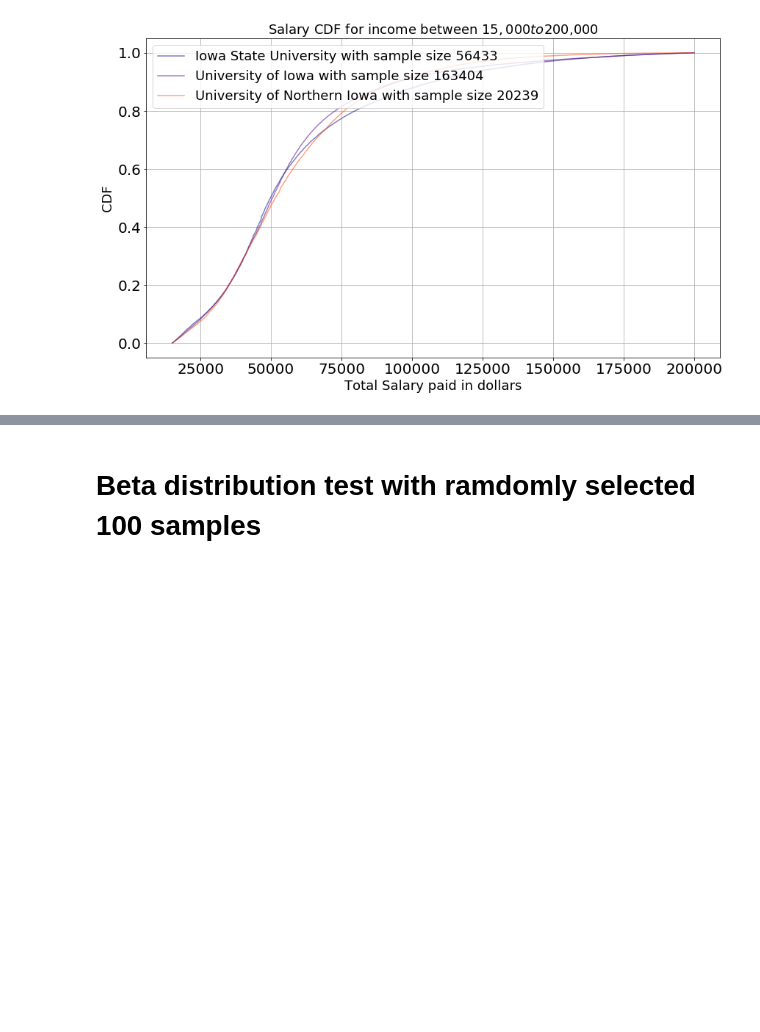
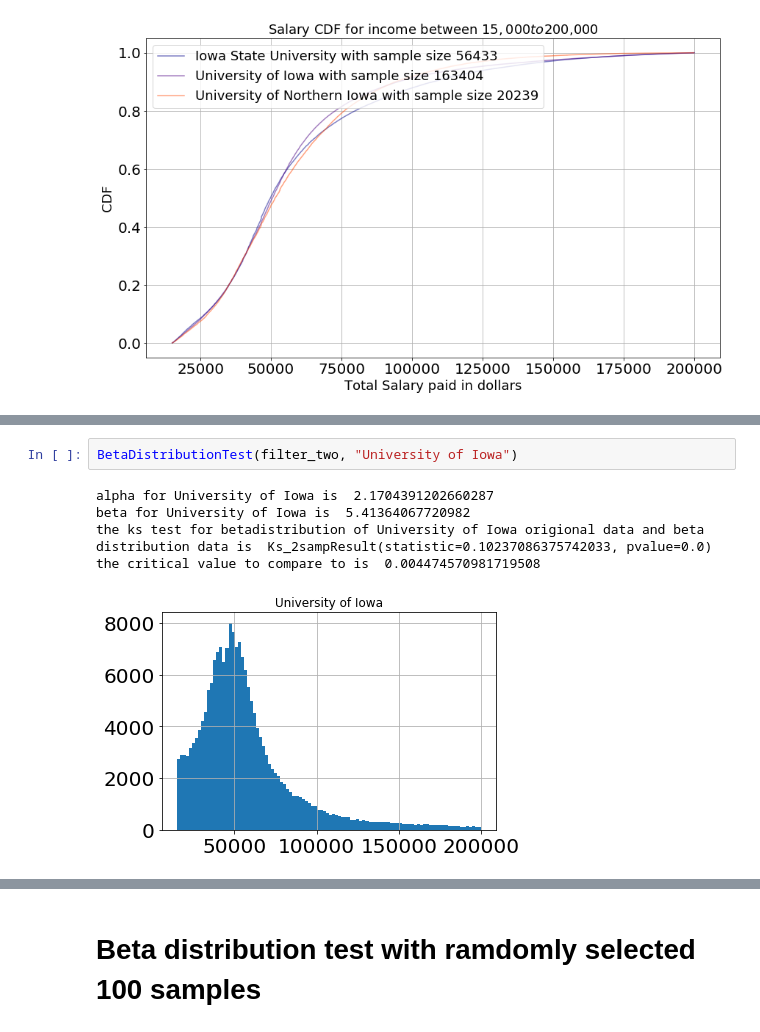
Before and after one commit to iopoi/iowa_state_employee_analysis-, a Jupyter notebook: dataset_explore_shengchunliu.ipynb, the cells around one changed output, grey strips where cells are left out. Cells and saved outputs as stored; diff of their text form; blank space fills up the shorter version.

```diff
--- a/dataset_explore_shengchunliu.ipynb
+++ b/dataset_explore_shengchunliu.ipynb
@@ -328,0 +262,8 @@ critical value to compare is  0.013862164968587845
+# %%
+BetaDistributionTest(filter_two, "University of Iowa")
+# %% [output]
+alpha for University of Iowa is  2.1704391202660287
+beta for University of Iowa is  5.41364067720982
+the ks test for betadistribution of University of Iowa origional data and beta distribution data is  Ks_2sampResult(statistic=0.10237086375742033, pvalue=0.0)
+the critical value to compare to is  0.004474570981719508
+[figure, added]
```
Also changed, not shown: parts of 35 cells of this notebook.
